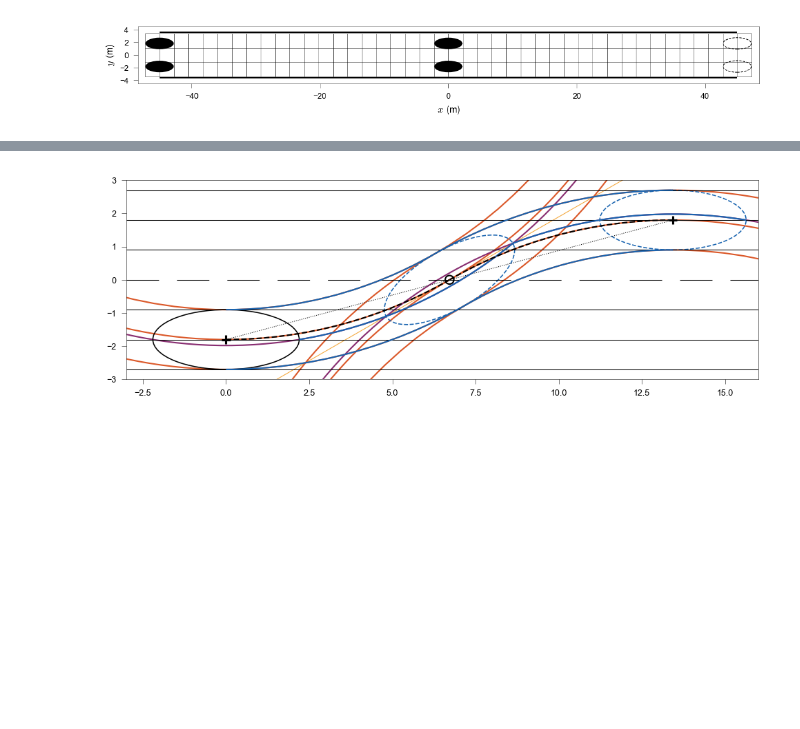
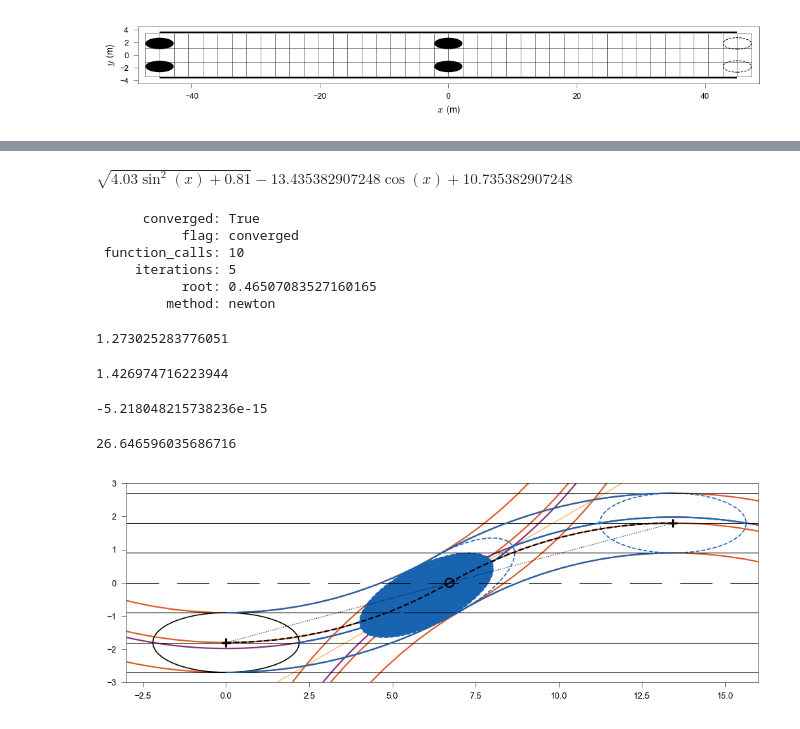
Before and after one commit to EPFL-ENAC/LUTS-pneuma-simulator, a Jupyter notebook: notebooks/discrete.ipynb, the cells around one changed output, grey strips where cells are left out. Cells and saved outputs as stored; diff of their text form; code cells hidden in the pictures; blank space fills up the shorter version.

```diff
--- a/notebooks/discrete.ipynb
+++ b/notebooks/discrete.ipynb
@@ -150,0 +170,12 @@ $\omega=v/R$
+# %%
+v = merger.w
+h = merger.l
+a = v**2 * cos(x) ** 2 + h**2 * sin(x) ** 2
+W = params.lane
+nominator = -a * h**2 * v**2
+denominator = cos(x) ** 2 * sin(x * ((v**2 - h**2) ** 2)) ** 2 - a * (v**2 * sin(x) ** 2 + h**2 * cos(x) ** 2)
+expr = (sqrt(nominator / denominator)) + (R * (1 - cos(x))) - params.lane / 2
+expr = sqrt(h**2 * sin(x) ** 2 + v**2 * cos(x) ** 2) + (R * (1 - cos(x))) - params.lane / 2 - params.car_w
+simplify(expr)
+# %% [output]
+$\displaystyle \sqrt{4.03 \sin^{2}{\left(x \right)} + 0.81} - 13.435382907248 \cos{\left(x \right)} + 10.735382907248$
@@ -150,0 +193,12 @@ $\omega=v/R$
+# %%
+lam_f = lambdify(x, expr)  # 2. lambdify
+# %%
+sol = root_scalar(lam_f, bracket=[0, np.pi / 2], method="Newton", x0=np.pi / 4)  # 3. numerically solve using SciPy
+sol
+# %% [output]
+      converged: True
+           flag: converged
+ function_calls: 10
+     iterations: 5
+           root: 0.46507083527160165
+         method: newton
@@ -151,3 +208,20 @@ $\omega=v/R$
+# %%
+y_ = bbox(sol.root)
+y_
+# %% [output]
+1.273025283776051
+# %%
+(R * (1 - np.cos(sol.root)))
+# %% [output]
+1.426974716223944
+# %%
+bbox_eq(sol.root)
+# %% [output]
+-5.218048215738236e-15
+# %%
+np.degrees(sol.root)
+# %% [output]
+26.646596035686716
 # %%
 fig, ax = plt.subplots(figsize=(16 * params.cm, 6 * params.cm), dpi=150)
 xmin = -3
@@ -173,6 +247,11 @@ ax.hlines(
 )
 plt.axline((x_c, y_c), slope=np.tan(theta), c=orange, lw=0.5, zorder=-1)
 merger.styles = {"ec": "k", "fc": "none", "fill": False, "lw": 0.75}
+tangential = deepcopy(merger)
+tangential.styles = {"ec": dark_blue, "fc": dark_blue, "fill": True, "lw": 0.75, "ls": "--"}
+tangential.x = R * (np.sin(sol.root))
+tangential.y = R * (1 - np.cos(sol.root)) - params.lane / 2
+tangential.theta = sol.root
 critical = deepcopy(merger)
 critical.styles = {"ec": dark_blue, "fc": "none", "fill": False, "lw": 0.75, "ls": "--"}
 critical.x = x_c
@@ -219,31 +298,33 @@ arc2 = Arc((x_d, -y_0), R * 2, R * 2, theta1=90, theta2=90 + np.degrees(theta),
 arc2_min = Arc((x_d, -y_0), r_min * 2, r_min * 2, theta1=90, theta2=90 + np.degrees(theta), zorder=100, color=dark_blue)
 arc2_max = Arc((x_d, -y_0), r_max * 2, r_max * 2, theta1=90, theta2=90 + np.degrees(theta), zorder=100, color=dark_blue)
 arc2_f = Arc(
     (x_d, -y_0),
     r_f * 2,
     r_f * 2,
     theta1=90 - np.degrees(theta_f),
     theta2=90 + np.degrees(theta) - np.degrees(theta_f),
     zorder=100,
     color=dark_blue,
 )
 ax.add_patch(arc1)
 ax.add_patch(arc1_min)
 ax.add_patch(arc1_max)
 ax.add_patch(arc1_f)
 ax.add_patch(arc2)
 ax.add_patch(arc2_min)
 ax.add_patch(arc2_max)
 ax.add_patch(arc2_f)
 merger.draw(ax)
+tangential.draw(ax)
 critical.draw(ax)
 desired.draw(ax)
 plt.scatter(x_m, y_m, marker="+", ec="k", fc="none", zorder=10)
 plt.scatter(x_c, y_c, marker="o", ec="k", fc="none", zorder=10)
 plt.scatter(x_d, y_d, marker="+", ec="k", fc="none", zorder=10)
 plt.plot((x_m, x_d), (y_m, y_d), c="k", lw=0.5, ls=":")
 plt.xlim(xmin, xmax)
 plt.ylim(ymin, ymax)
 fig.tight_layout(pad=0)
+# plt.savefig("./output/sketches/lane-change.pdf", format="pdf", transparent=True)
 # %% [output]
-[figure, old version]
+[figure, new version]
```
Also changed, not shown: parts of 8 cells of this notebook.
